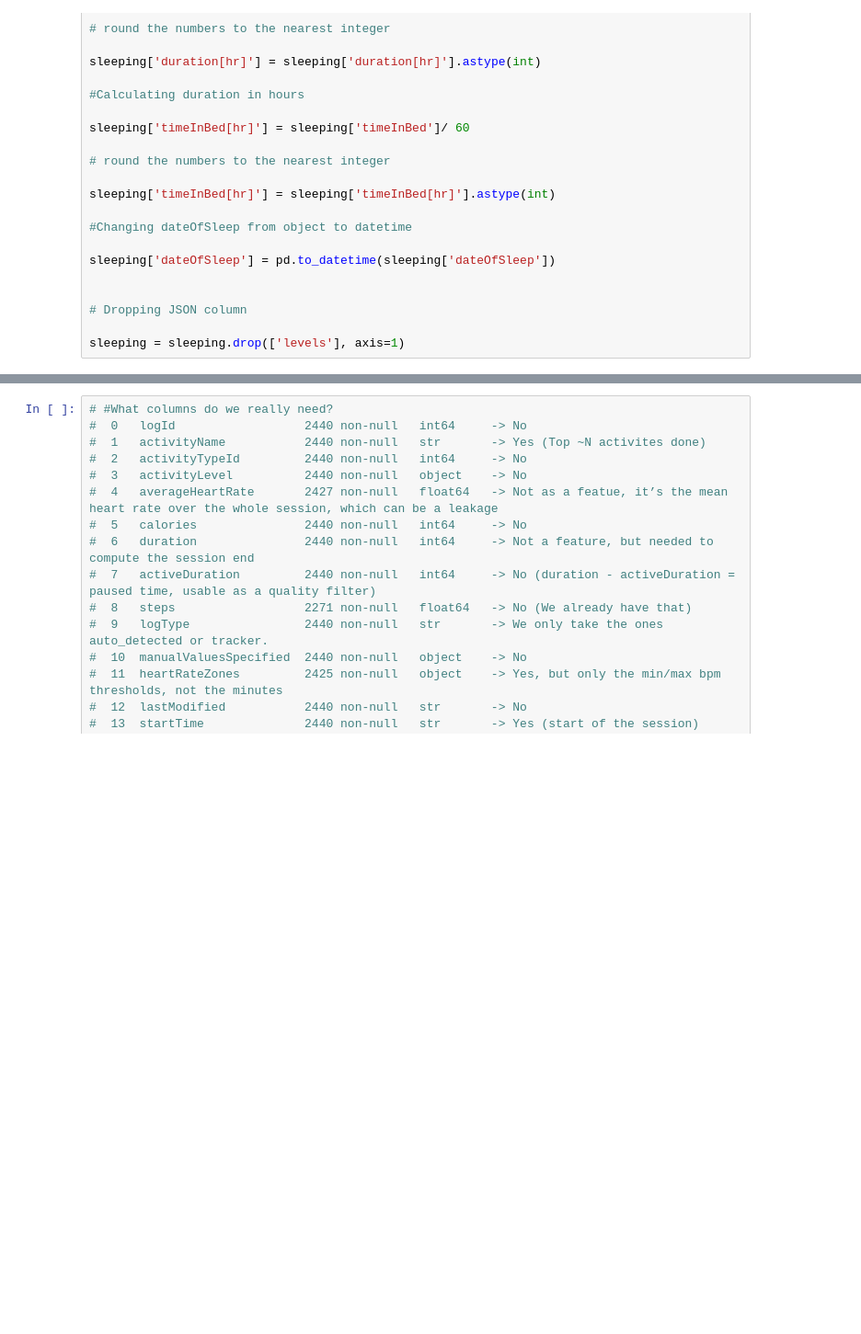
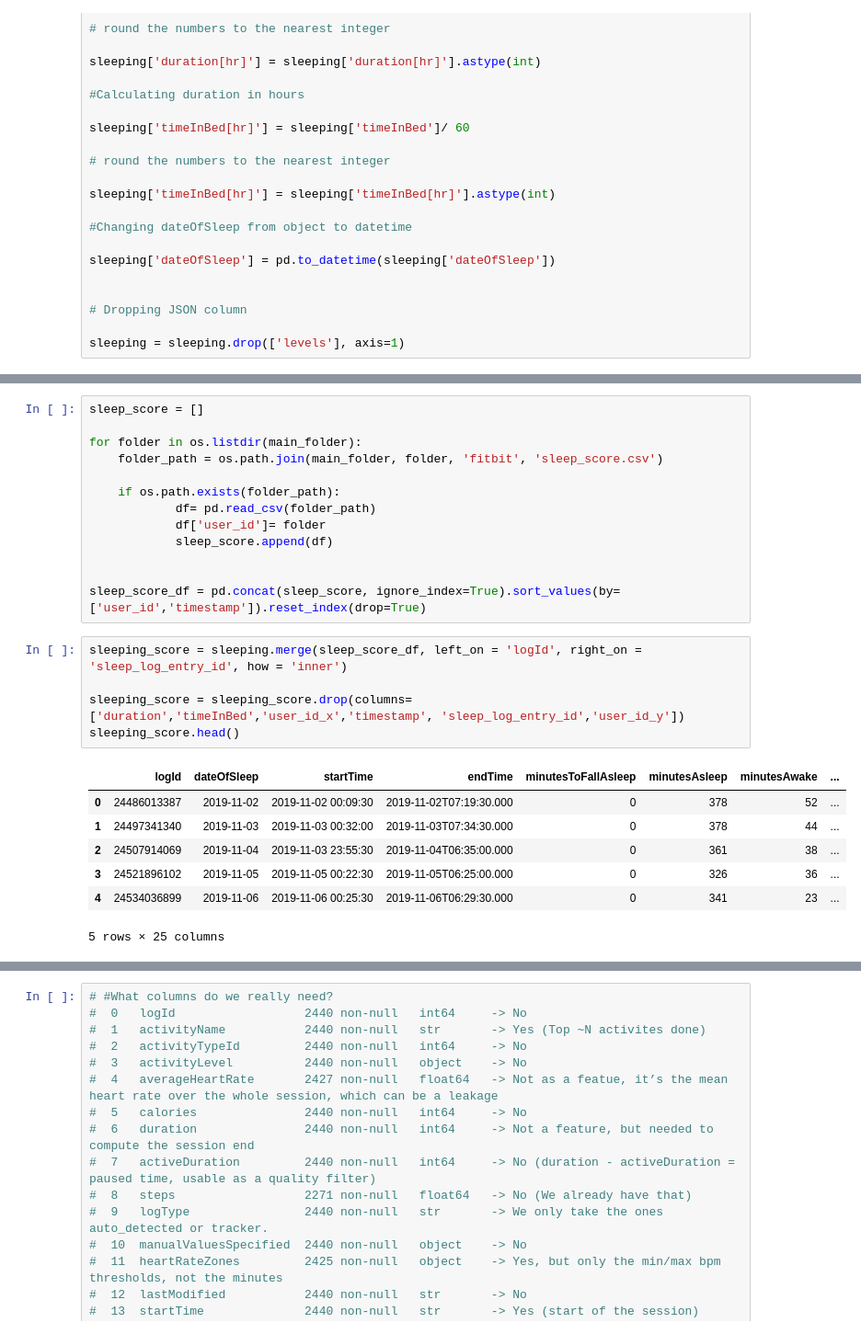
Before and after one commit to Iliutz12/Licenta, a Jupyter notebook: Data processing/Processing.ipynb, the cells around one changed output, grey strips where cells are left out. Shown at 92% size. Drawn from its saved outputs; the diff is of its cells as text; blank space fills up the shorter version.

```diff
--- a/Data processing/Processing.ipynb
+++ b/Data processing/Processing.ipynb
@@ -345,3 +345,29 @@ plt.tight_layout()
 plt.show()
 # %% [output]
 [figure]
+# %%
+sleep_score = []
+
+for folder in os.listdir(main_folder):
+    folder_path = os.path.join(main_folder, folder, 'fitbit', 'sleep_score.csv')
+
+    if os.path.exists(folder_path):
+            df= pd.read_csv(folder_path)
+            df['user_id']= folder
+            sleep_score.append(df)
+
+
+sleep_score_df = pd.concat(sleep_score, ignore_index=True).sort_values(by=['user_id','timestamp']).reset_index(drop=True)
+# %%
+sleeping_score = sleeping.merge(sleep_score_df, left_on = 'logId', right_on = 'sleep_log_entry_id', how = 'inner')
+
+sleeping_score = sleeping_score.drop(columns=['duration','timeInBed','user_id_x','timestamp', 'sleep_log_entry_id','user_id_y'])
+sleeping_score.head()
+# %% [output]
+|  | logId | dateOfSleep | startTime | endTime | minutesToFallAsleep | minutesAsleep | minutesAwake | ... |
+| 0 | 24486013387 | 2019-11-02 | 2019-11-02 00:09:30 | 2019-11-02T07:19:30.000 | 0 | 378 | 52 | ... |
+| 1 | 24497341340 | 2019-11-03 | 2019-11-03 00:32:00 | 2019-11-03T07:34:30.000 | 0 | 378 | 44 | ... |
+| 2 | 24507914069 | 2019-11-04 | 2019-11-03 23:55:30 | 2019-11-04T06:35:00.000 | 0 | 361 | 38 | ... |
+| 3 | 24521896102 | 2019-11-05 | 2019-11-05 00:22:30 | 2019-11-05T06:25:00.000 | 0 | 326 | 36 | ... |
+| 4 | 24534036899 | 2019-11-06 | 2019-11-06 00:25:30 | 2019-11-06T06:29:30.000 | 0 | 341 | 23 | ... |
+5 rows × 25 columns
```
Also changed, not shown: parts of 9 cells of this notebook.
